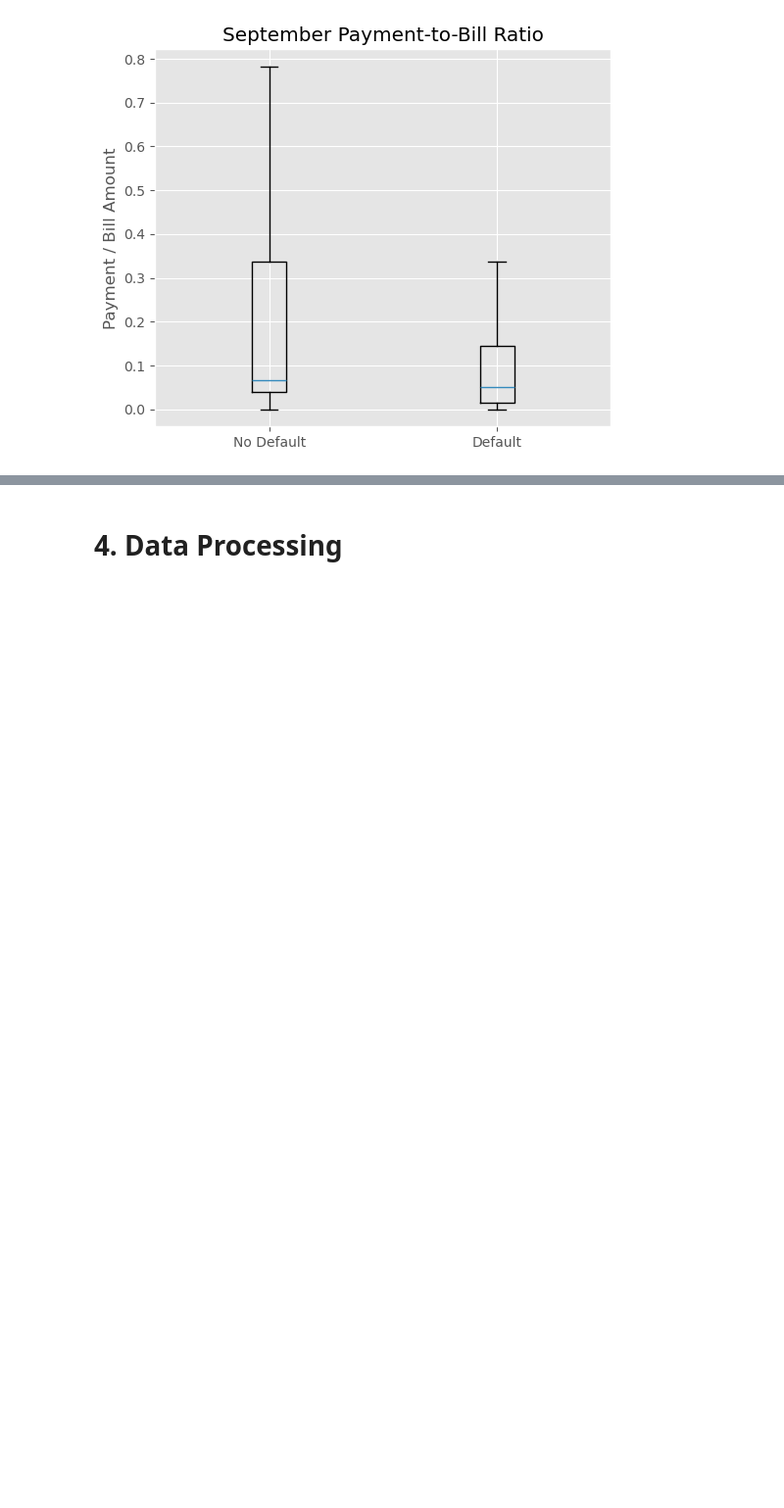
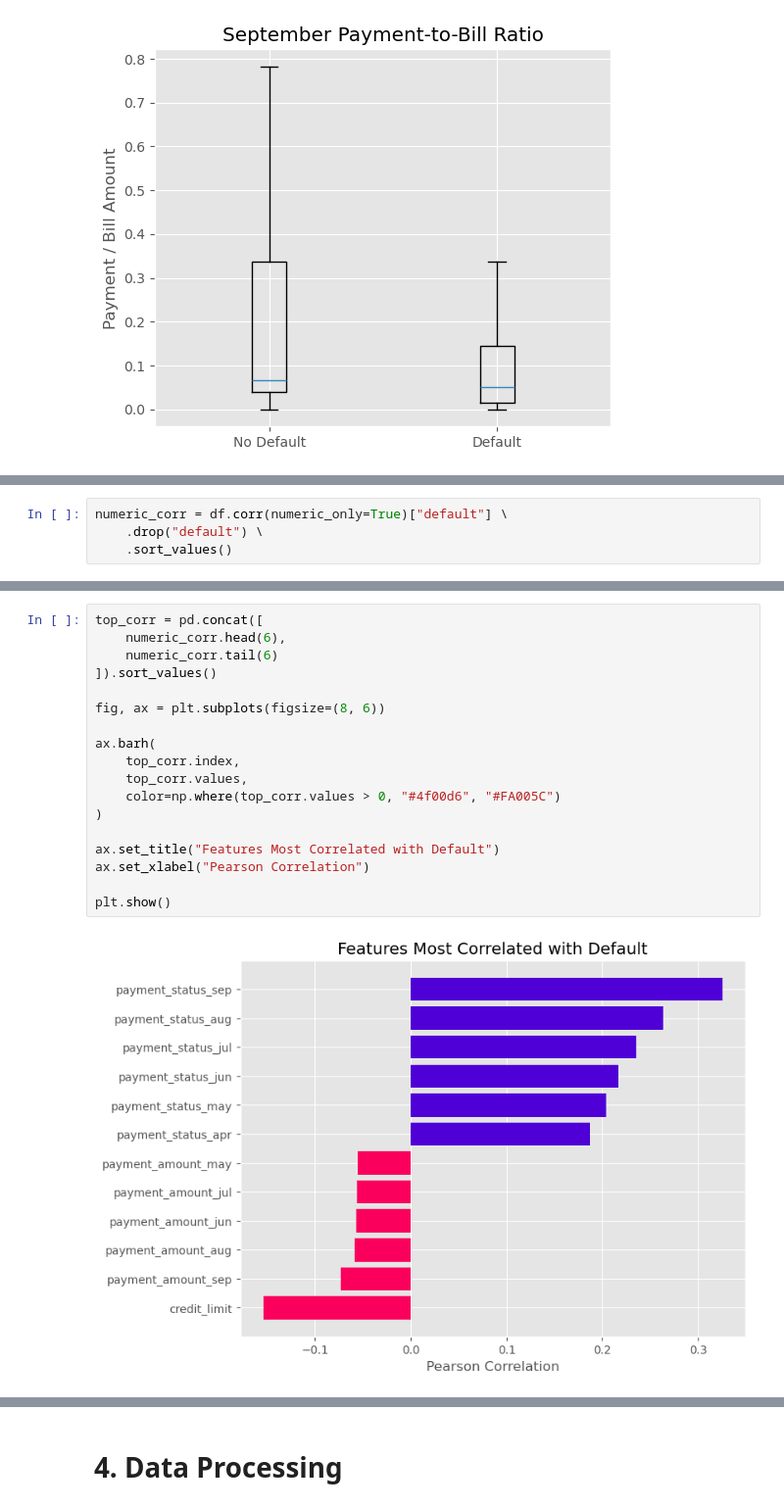
Before and after one commit to gferripc/credit_risk_scoring, a Jupyter notebook: credit_risk_scoring.ipynb, the cells around one changed output, grey strips where cells are left out. Shown at 98% size. Saved outputs shown, nothing was run; the diff lists cells and outputs as text; blank space fills up the shorter version.

```diff
--- a/credit_risk_scoring.ipynb
+++ b/credit_risk_scoring.ipynb
@@ -520,0 +527,4 @@ plt.show()
+# %%
+numeric_corr = df.corr(numeric_only=True)["default"] \
+    .drop("default") \
+    .sort_values()
@@ -520,0 +554,20 @@ plt.show()
+# %%
+top_corr = pd.concat([
+    numeric_corr.head(6),
+    numeric_corr.tail(6)
+]).sort_values()
+
+fig, ax = plt.subplots(figsize=(8, 6))
+
+ax.barh(
+    top_corr.index,
+    top_corr.values,
+    color=np.where(top_corr.values > 0, "#4f00d6", "#FA005C")
+)
+
+ax.set_title("Features Most Correlated with Default")
+ax.set_xlabel("Pearson Correlation")
+
+plt.show()
+# %% [output]
+[figure, added]
```
Also changed, not shown: parts of 89 cells of this notebook.
